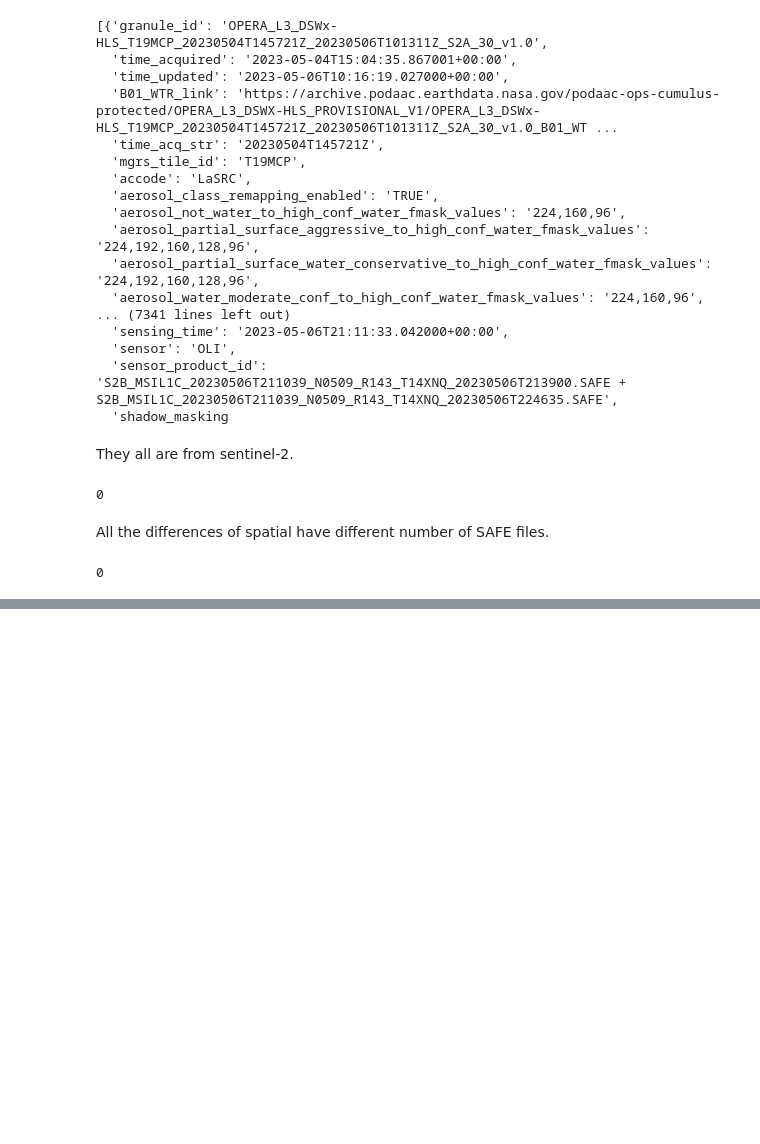
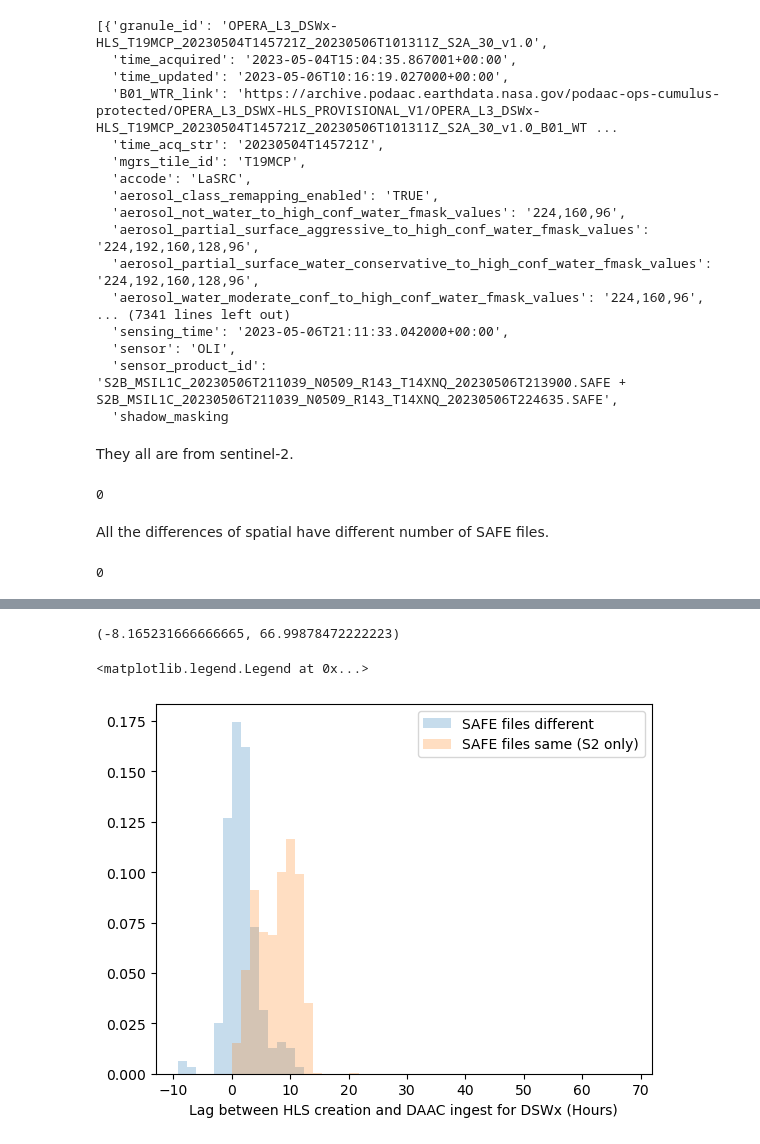
Before and after one commit to OPERA-Cal-Val/dswx-hls-coverage-comparison, a Jupyter notebook: A2_Analysis.ipynb, the cells around one changed output, grey strips where cells are left out. Saved outputs shown, nothing was run; the diff lists cells and outputs as text; code cells hidden in the pictures; blank space fills up the shorter version.

```diff
--- a/A2_Analysis.ipynb
+++ b/A2_Analysis.ipynb
@@ -307,0 +290,18 @@ plt.legend()
+# %%
+lag_bad_h = lag_bad / 60 / 60
+lag_ok_h = lag_ok / 60 / 60
+
+m0 = min(lag_bad_h.min(), lag_ok_h.min())
+m1 = max(lag_bad_h.max(), lag_ok_h.max())
+m0, m1
+# %% [output]
+(-8.165231666666665, 66.99878472222223)
+# %%
+fig, ax = plt.subplots()
+ax.hist(lag_bad / 60 / 60, label='SAFE files different', alpha=.25, density=True, bins=50, range=(m0 - 1, m1 + 1))
+ax.hist(lag_ok / 60 / 60, label='SAFE files same (S2 only)', alpha=.25, density=True, bins=50, range=(m0 - 1, m1 + 1))
+ax.set_xlabel('Lag between HLS creation and DAAC ingest for DSWx (Hours)')
+plt.legend()
+# %% [output]
+<matplotlib.legend.Legend at 0x...>
+[figure, added]
```
Also changed, not shown: parts of 24 cells of this notebook, 1 other file.
